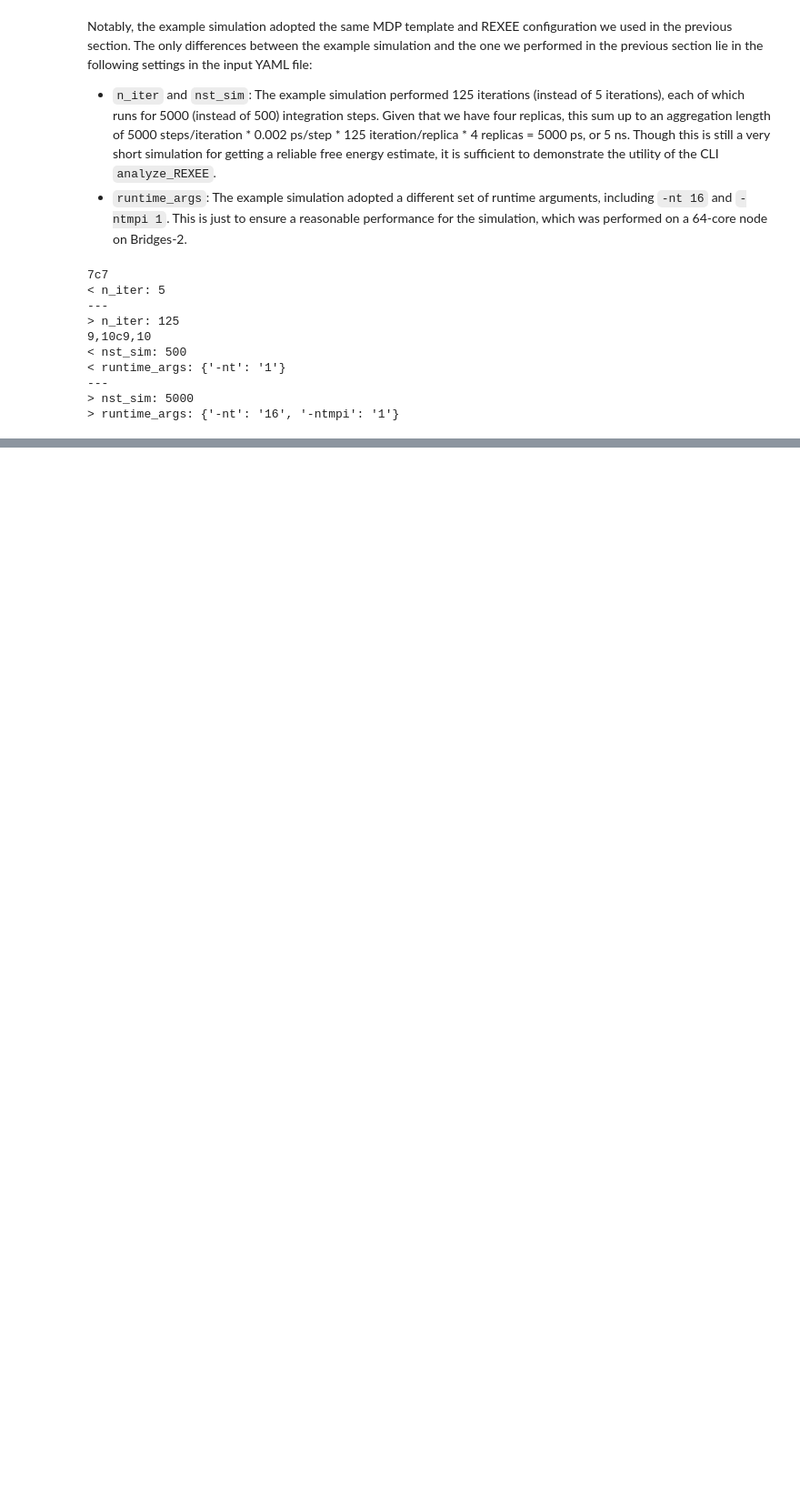
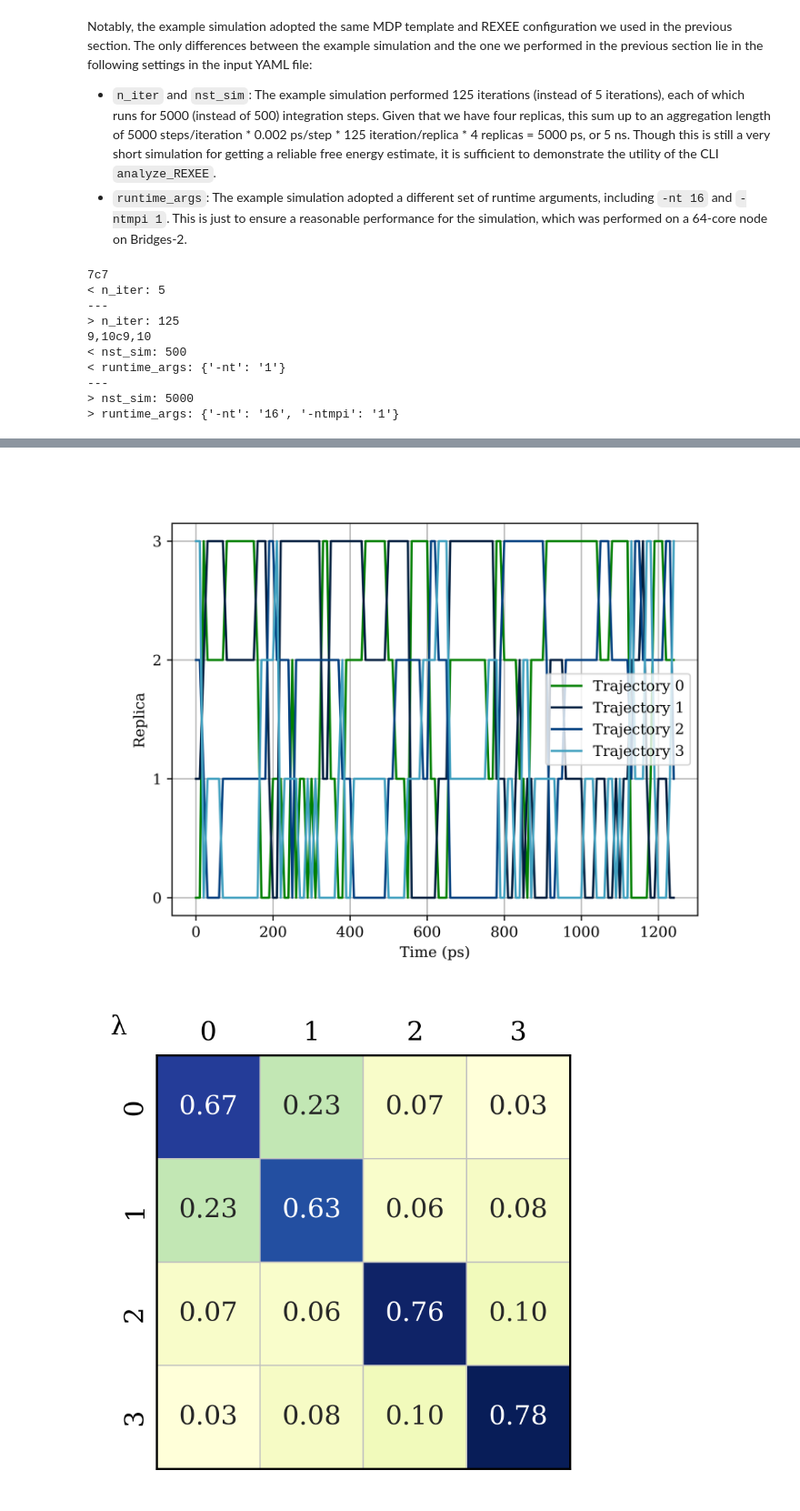
Before and after one commit to wehs7661/ensemble_md, a Jupyter notebook: docs/examples/tutorial_1/standard_REXEE.ipynb, the cells around one changed output, grey strips where cells are left out. Shown at 91% size. Saved outputs shown, nothing was run; the diff lists cells and outputs as text; code cells hidden in the pictures; blank space fills up the shorter version.

```diff
--- a/docs/examples/tutorial_1/standard_REXEE.ipynb
+++ b/docs/examples/tutorial_1/standard_REXEE.ipynb
@@ -264,0 +274,6 @@ As shown above, all data analysis results were not only printed on the fly to th
+# %%
+images = ['example_outputs/analysis/rep_trajs.png', 'example_outputs/analysis/rep_transmtx_allconfigs.png']
+display(Image(filename=images[0]), Image(filename=images[1]))
+# %% [output]
+[figure, added]
+[figure, added]
```
Also changed, not shown: parts of 15 cells of this notebook, 3 other files.
